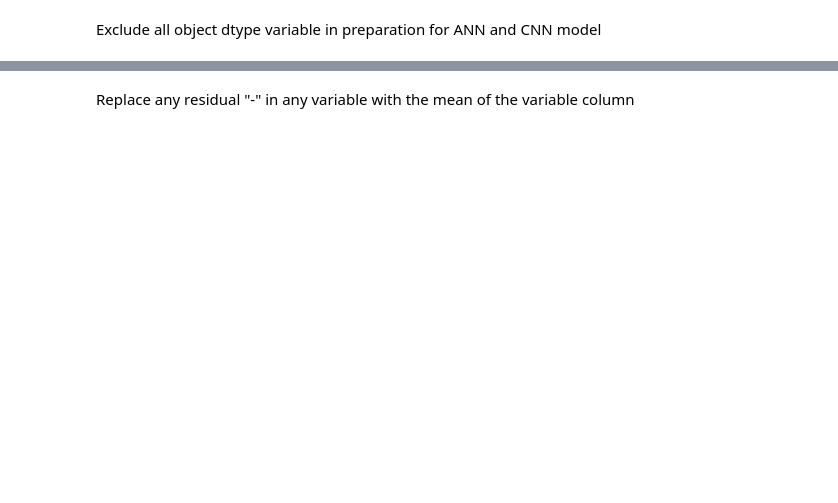
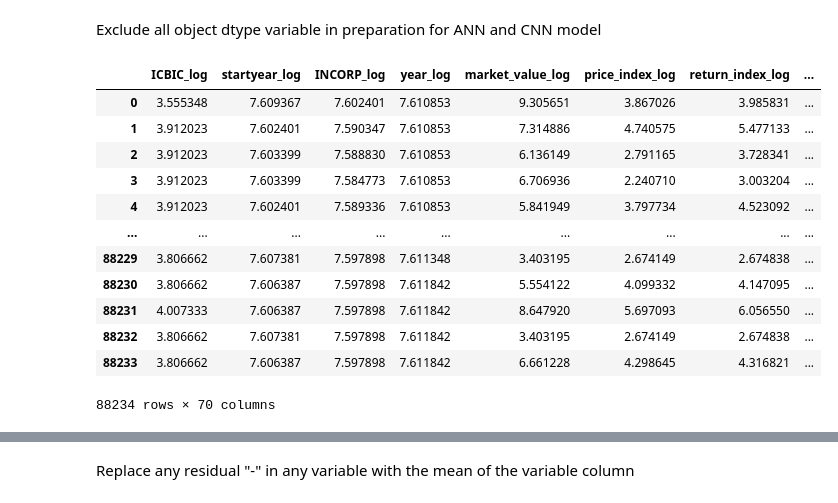
Before and after one commit to MicroPyscho/MicroPyscho, a Jupyter notebook: ANN_CNN.ipynb, the cells around one changed output, grey strips where cells are left out. Drawn from its saved outputs; the diff is of its cells as text; code cells hidden in the pictures; blank space fills up the shorter version.

Commit message:
Still in process. All drop and preprocessing now sorted

```diff
--- a/ANN_CNN.ipynb
+++ b/ANN_CNN.ipynb
@@ -110,7 +125,6 @@ star_df.rename(columns={"_WC08366": "net_prfit_margin"}, inplace=True)
 star_df.rename(columns={"roe": "retrn_on_equity"}, inplace=True)
 star_df.rename(columns={"_CGBSO19": "board_gndr_div%"}, inplace=True)
 star_df.rename(columns={"_CGSCORE": "govnce_pilr_score"}, inplace=True)
-star_df.rename(columns={"_CGVSDP046": "govnce_pilr_score"}, inplace=True)
 star_df.rename(columns={"_ENERDP024": "dirct_cemissions"}, inplace=True)
 star_df.rename(columns={"_ENERDP025": "indirct_cemissions"}, inplace=True)
 star_df.rename(columns={"_ENERO27V": "scope1"}, inplace=True)
@@ -123,6 +137,15 @@ star_df.rename(columns={"_TRESGCGVSS": "CSR_score"}, inplace=True)
 star_df.rename(columns={"_TRESGENERS": "emissn_score"}, inplace=True)
 star_df.rename(columns={"INTSpread": "Intrst_rate_spread"}, inplace=True)
 star_df.rename(columns={"pop_score": "population"}, inplace=True)
+star_df.rename(columns={"_MV": "market_value"}, inplace=True)
+star_df.rename(columns={"_PI": "price_index"}, inplace=True)
+star_df.rename(columns={"_RI": "return_index"}, inplace=True)
+star_df.rename(columns={"SIC": "SIC_code"}, inplace=True)
+star_df.rename(columns={"_ENERDP0161": "Emission_objtv"}, inplace=True)
+star_df.rename(columns={"_ENERO03V": "Grenhous_emissn"}, inplace=True)
+star_df.rename(columns={"_ENERO26V": "CO2Emissn_%+-"}, inplace=True)
+star_df.rename(columns={"'_CGSRDP049'": "prvt0_vs_govtowned1"}, inplace=True)
+
 
 
 #star_df['working_capital'] = star_df['_WC02201'] - star_df['_WC02999']
@@ -180,6 +202,0 @@ print(list_A)
-# %%
-col_dp = ['DSCD', 'ticker', 'exchange', 'WC06011', 'WC07040', '_MVC', '_P', '_WC01051', '_WC01084', '_WC01100']
-star_df.drop(columns=col_dp, inplace=True)
-# %%
-# Drop variables in list_A from star_df
-star_df.drop(columns=list_A, inplace=True)
@@ -191,17 +279,14 @@ for col_name, count in star_df.count().items():
 # %%
-# First, create a DataFrame to store the log-transformed variables
 log_star_df = pd.DataFrame()
 
 # Iterate through each column in star_df
 for col in star_df.columns:
     # Check if the column contains numerical data
-    if np.issubdtype(star_df[col].dtype, np.number):
+    if np.issubdtype(star_df[col].dtypes, np.number):  # Check if the data type is numerical
         # Apply log transformation and add it to log_star_df
-        log_star_df[col+'_log'] = np.log(star_df[col])
+        log_star_df[col] = np.log(star_df[col])
     else:
         # If the column contains non-numerical data, simply copy it to log_star_df
         log_star_df[col] = star_df[col]
-
-# Now log_star_df contains log-transformed variables (for numerical columns)
 # %%
 log_star_df.to_csv('/content/drive/My Drive/log_star_df.csv', index=False)
@@ -211,5 +293,19 @@ for col_name, count in log_star_df.count().items():
 # %% [markdown]
 Exclude all object dtype variable in preparation for ANN and CNN model
 # %%
-#star_df = star_df.select_dtypes(exclude=['object'])
+log_star_df.select_dtypes(exclude=['object'])
+# %% [output]
+|  | ICBIC_log | startyear_log | INCORP_log | year_log | market_value_log | price_index_log | return_index_log | ... |
+| 0 | 3.555348 | 7.609367 | 7.602401 | 7.610853 | 9.305651 | 3.867026 | 3.985831 | ... |
+| 1 | 3.912023 | 7.602401 | 7.590347 | 7.610853 | 7.314886 | 4.740575 | 5.477133 | ... |
+| 2 | 3.912023 | 7.603399 | 7.588830 | 7.610853 | 6.136149 | 2.791165 | 3.728341 | ... |
+| 3 | 3.912023 | 7.603399 | 7.584773 | 7.610853 | 6.706936 | 2.240710 | 3.003204 | ... |
+| 4 | 3.912023 | 7.602401 | 7.589336 | 7.610853 | 5.841949 | 3.797734 | 4.523092 | ... |
+| ... | ... | ... | ... | ... | ... | ... | ... | ... |
+| 88229 | 3.806662 | 7.607381 | 7.597898 | 7.611348 | 3.403195 | 2.674149 | 2.674838 | ... |
+| 88230 | 3.806662 | 7.606387 | 7.597898 | 7.611842 | 5.554122 | 4.099332 | 4.147095 | ... |
+| 88231 | 4.007333 | 7.606387 | 7.597898 | 7.611842 | 8.647920 | 5.697093 | 6.056550 | ... |
+| 88232 | 3.806662 | 7.607381 | 7.597898 | 7.611842 | 3.403195 | 2.674149 | 2.674838 | ... |
+| 88233 | 3.806662 | 7.606387 | 7.597898 | 7.611842 | 6.661228 | 4.298645 | 4.316821 | ... |
+88234 rows × 70 columns
 # %%
```
Also changed, not shown: parts of 16 cells of this notebook.
